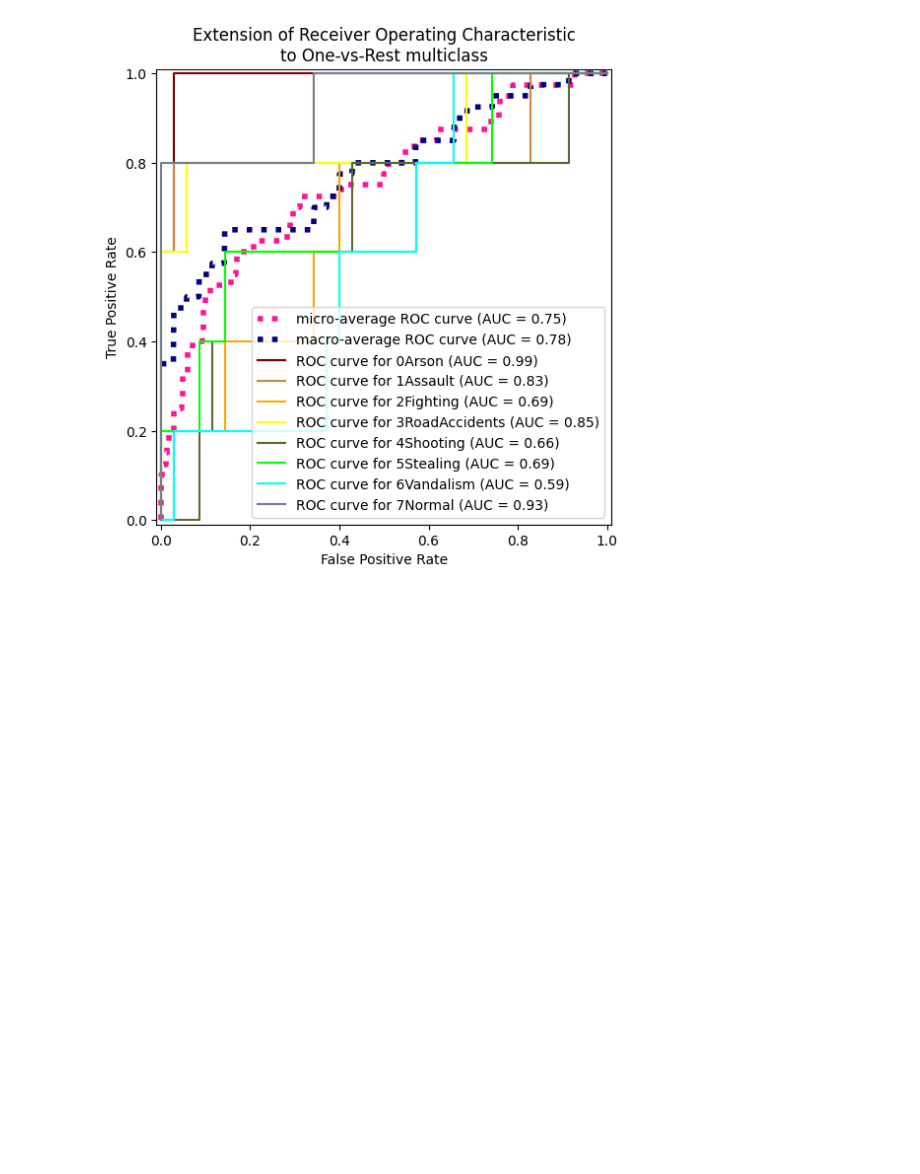
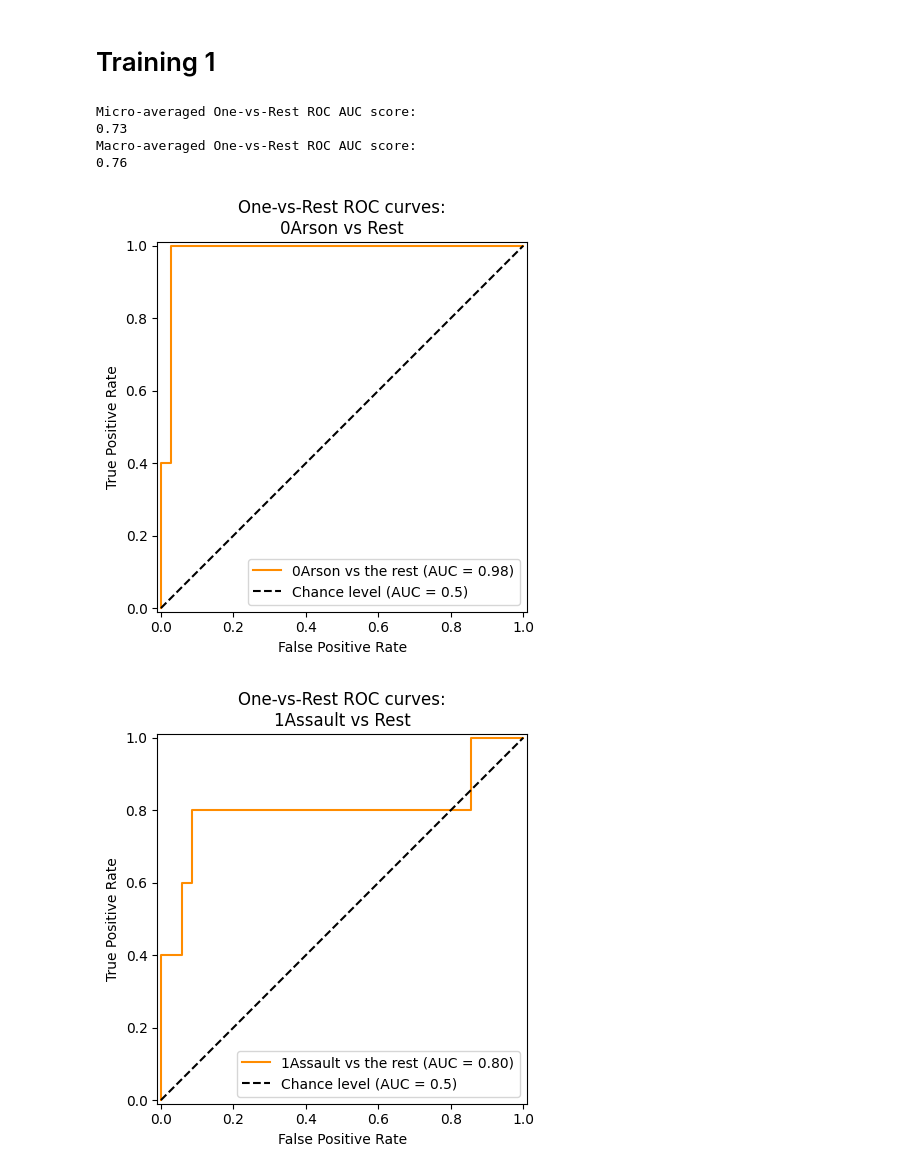
Before and after one commit to srutiswathi/AIM-Anomaly-Detection, a Jupyter notebook: analyze.ipynb, the cells around one changed output. Drawn from its saved outputs; the diff is of its cells as text; code cells hidden in the pictures; blank space fills up the shorter version.

Commit message:
rocauc

```diff
--- a/analyze.ipynb
+++ b/analyze.ipynb
@@ -4,19 +0,0 @@ classes = ["0Arson", "1Assault", "2Fighting", "3RoadAccidents", "4Shooting", "5S
-# %%
-import numpy as np
-
-y_test = []
-y_score = []
-with open("test.txt", "r") as f:
-    lines = [line.strip() for line in f.readlines()]
-    for line in lines:
-        filler, video, probabilties = [p.strip() for p in line.split("|")]
-        for c in classes:
-            _c = c[1:]
-            if(_c in video):
-                true_class = c
-        print(video, true_class)
-        probabilties = probabilties.split(" ")
-        prob_arr = [float(s) for s in probabilties]
-        y_test.append(true_class)
-        y_score.append(prob_arr)
-y_score = np.array(y_score)
@@ -132,41 +0,0 @@ Macro-averaged One-vs-Rest ROC AUC score:
-# %%
-from itertools import cycle
-
-fig, ax = plt.subplots(figsize=(6, 6))
-
-plt.plot(
-    fpr["micro"],
-    tpr["micro"],
-    label=f"micro-average ROC curve (AUC = {roc_auc['micro']:.2f})",
-    color="deeppink",
-    linestyle=":",
-    linewidth=4,
-)
-
-plt.plot(
-    fpr["macro"],
-    tpr["macro"],
-    label=f"macro-average ROC curve (AUC = {roc_auc['macro']:.2f})",
-    color="navy",
-    linestyle=":",
-    linewidth=4,
-)
-
-colors = cycle(["maroon", "peru", "orange", "yellow", "darkolivegreen", "lime", "aqua", "slategrey", "blue"])
-for class_of_interest, color in zip(classes, colors):
-    class_id = np.flatnonzero(label_binarizer.classes_ == class_of_interest)[0]
-    RocCurveDisplay.from_predictions(
-        y_onehot_test[:, class_id],
-        y_score[:, class_id],
-        name=f"ROC curve for {class_of_interest}",
-        color=color,
-        ax=ax,
-    )
-
-_ = ax.set(
-    xlabel="False Positive Rate",
-    ylabel="True Positive Rate",
-    title="Extension of Receiver Operating Characteristic\nto One-vs-Rest multiclass",
-)
-# %% [output]
-[figure, removed]
@@ -172,0 +118,11 @@ _ = ax.set(
+# %% [markdown]
+# Training 1
+# %%
+show_rocauc("./newmodels_info/Training1/test1.txt")
+# %% [output]
+Micro-averaged One-vs-Rest ROC AUC score:
+0.73
+Macro-averaged One-vs-Rest ROC AUC score:
+0.76
+[figure, added]
+[figure, added]
```
Also changed, not shown: parts of 15 cells of this notebook, 7 other files.
